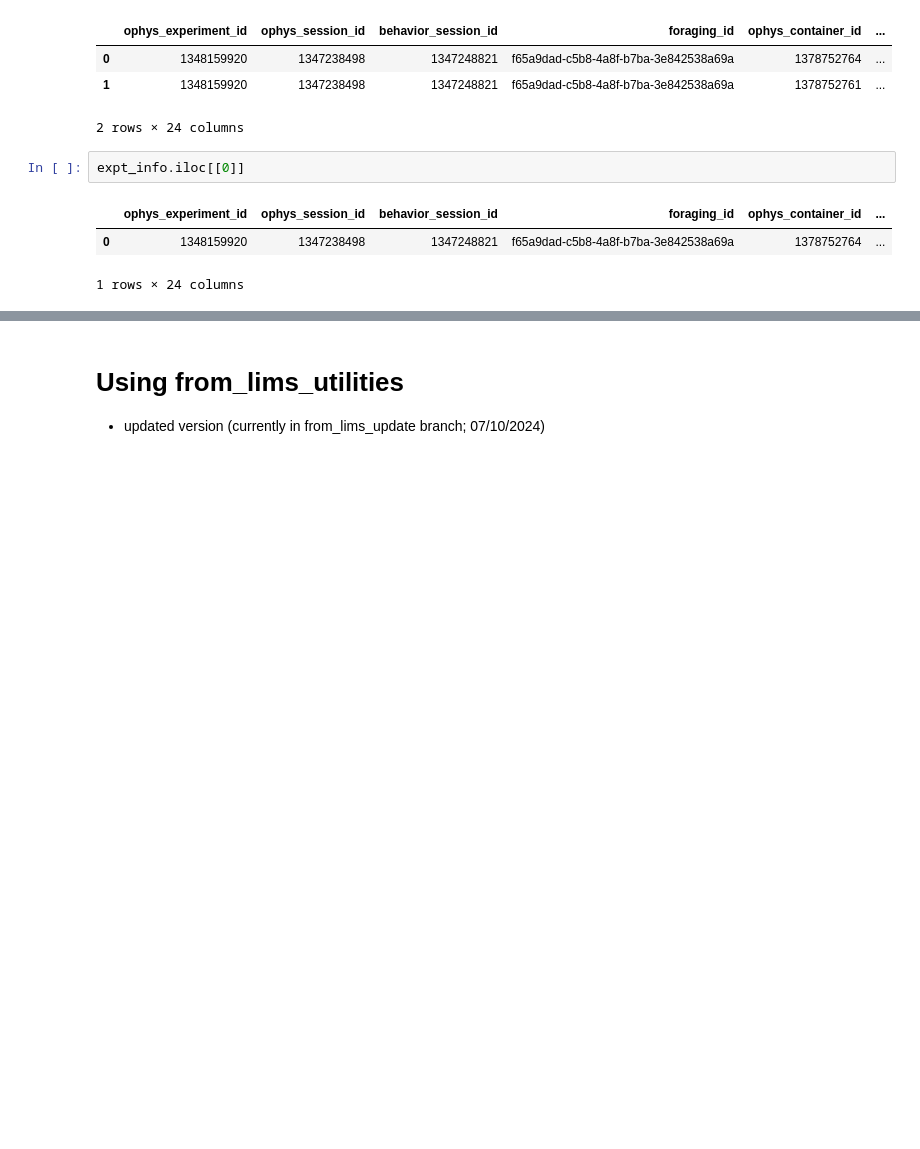
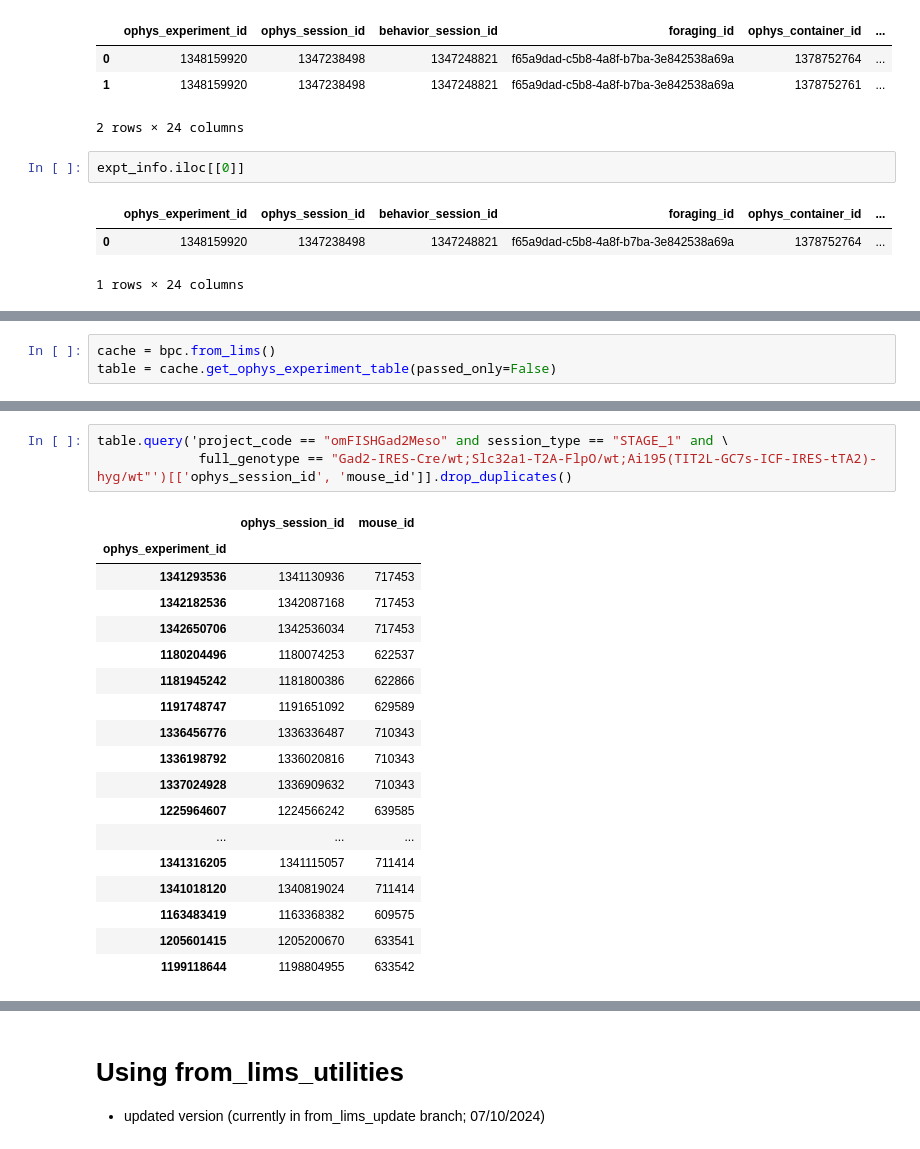
Before and after one commit to AllenNeuralDynamics/lamf_analysis_lims, a Jupyter notebook: pilot_data_analysis/GCaMP/240701_query_lims_data.ipynb, the cells around one changed output, grey strips where cells are left out. Cells and saved outputs as stored; diff of their text form; blank space fills up the shorter version.

```diff
--- a/pilot_data_analysis/GCaMP/240701_query_lims_data.ipynb
+++ b/pilot_data_analysis/GCaMP/240701_query_lims_data.ipynb
@@ -166,0 +192,3 @@ def get_monitor_sync(osid):
+# %%
+cache = bpc.from_lims()
+table = cache.get_ophys_experiment_table(passed_only=False)
@@ -166,0 +264,22 @@ def get_monitor_sync(osid):
+# %%
+table.query('project_code == "omFISHGad2Meso" and session_type == "STAGE_1" and \
+             full_genotype == "Gad2-IRES-Cre/wt;Slc32a1-T2A-FlpO/wt;Ai195(TIT2L-GC7s-ICF-IRES-tTA2)-hyg/wt"')[['ophys_session_id', 'mouse_id']].drop_duplicates()
+# %% [output]
+|  | ophys_session_id | mouse_id |
+| ophys_experiment_id |  |  |
+| 1341293536 | 1341130936 | 717453 |
+| 1342182536 | 1342087168 | 717453 |
+| 1342650706 | 1342536034 | 717453 |
+| 1180204496 | 1180074253 | 622537 |
+| 1181945242 | 1181800386 | 622866 |
+| 1191748747 | 1191651092 | 629589 |
+| 1336456776 | 1336336487 | 710343 |
+| 1336198792 | 1336020816 | 710343 |
+| 1337024928 | 1336909632 | 710343 |
+| 1225964607 | 1224566242 | 639585 |
+| ... | ... | ... |
+| 1341316205 | 1341115057 | 711414 |
+| 1341018120 | 1340819024 | 711414 |
+| 1163483419 | 1163368382 | 609575 |
+| 1205601415 | 1205200670 | 633541 |
+| 1199118644 | 1198804955 | 633542 |
```
Also changed, not shown: parts of 36 cells of this notebook, 24 other files.
